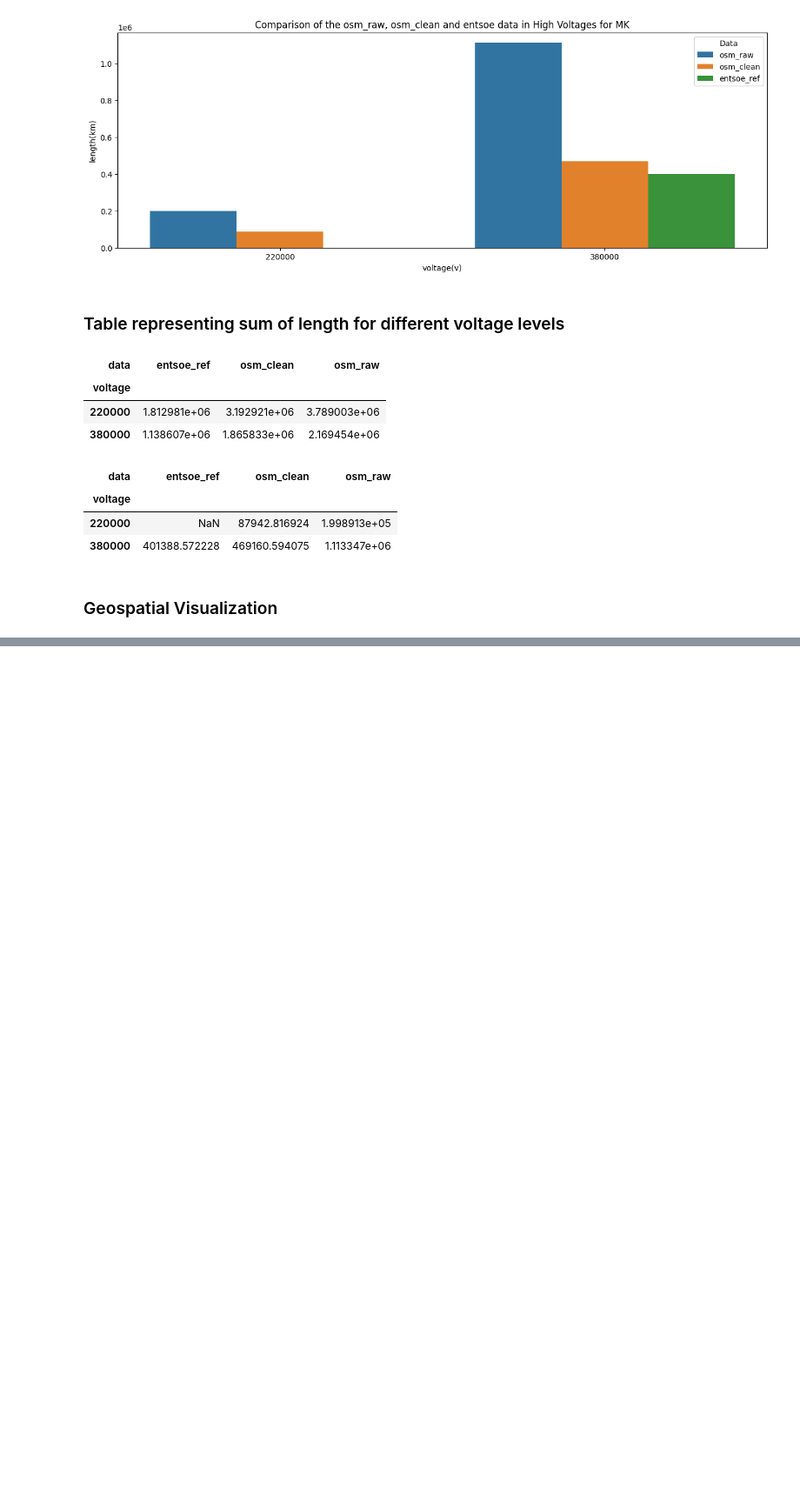
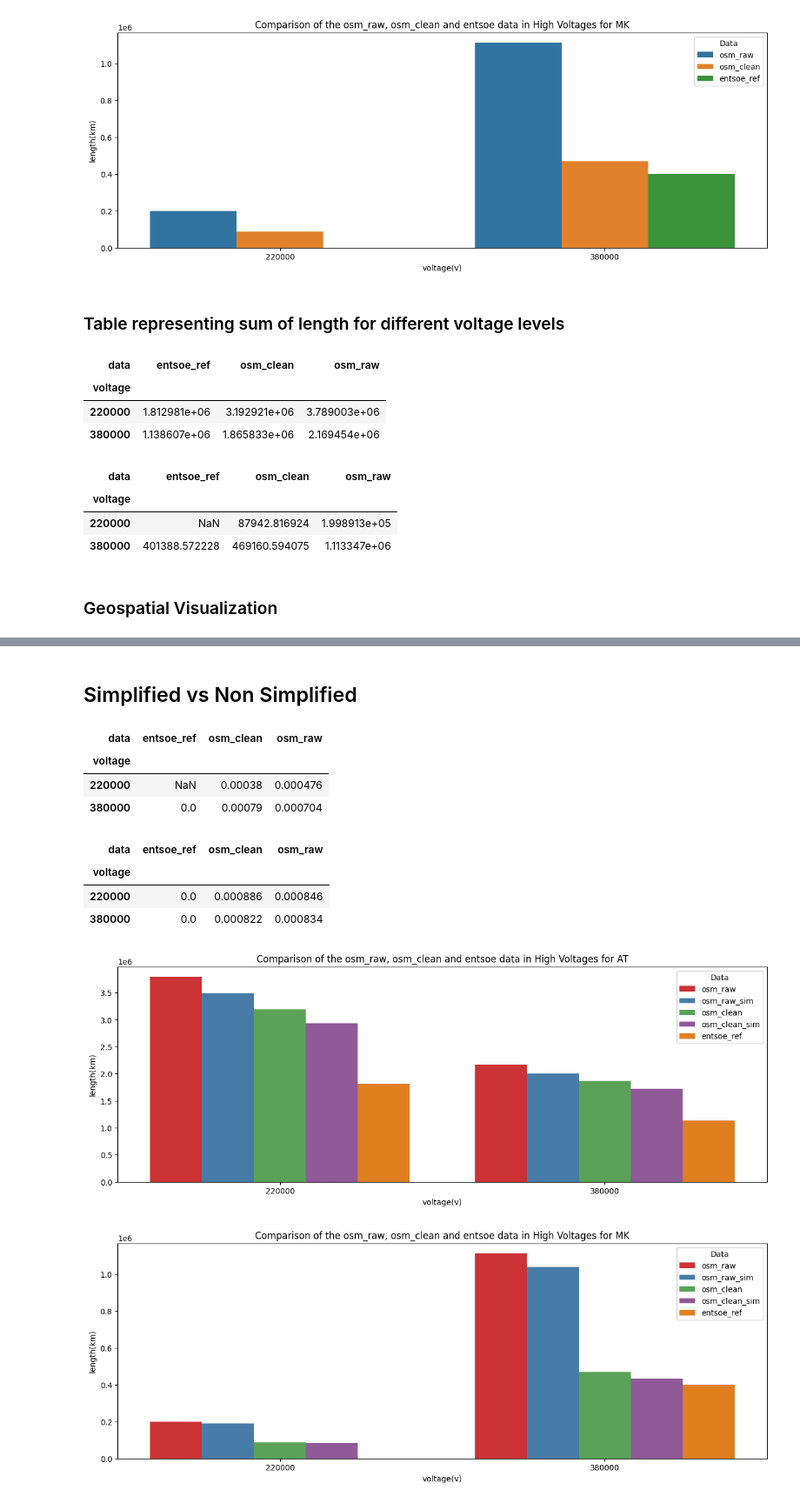
Before and after one commit to pypsa-meets-earth/documentation, a Jupyter notebook: notebooks/validation/lines_comparison_for_at_and_mk_against_entsoe.ipynb, the cells around one changed output, grey strips where cells are left out. Shown at 87% size. Drawn from its saved outputs; the diff is of its cells as text; code cells hidden in the pictures; blank space fills up the shorter version.

```diff
--- a/notebooks/validation/lines_comparison_for_at_and_mk_against_entsoe.ipynb
+++ b/notebooks/validation/lines_comparison_for_at_and_mk_against_entsoe.ipynb
@@ -260,0 +366,64 @@ no values for entsoe
+# %% [markdown]
+## Simplified vs Non Simplified
+# %%
+def percentage_difference(df: pd.DataFrame, df_copy: pd.DataFrame) -> pd.DataFrame:
+    """
+    Function takes two dataframe and return the percentage between the dataframes
+    """
+    numerator = (df.pivot(index='voltage', columns='data', values='length') - df_copy.pivot(index='voltage', columns='data', values='length'))
+    denominator = (df_copy.pivot(index='voltage', columns='data', values='length')) * 100
+    return numerator/denominator
+
+def simplified_plot(df: pd.DataFrame, country_code: str) -> None:
+    """
+    Functions plots a comparison plot between simplified data and non_simplified data for osm and entsoe
+    """
+    plt.figure(figsize=(15, 5))
+    sns.barplot(x="voltage", y="length", hue="data", data=df, palette='Set1', errorbar=None)
+
+    plt.xlabel("voltage(v)")
+    plt.ylabel("length(km)")
+    plt.title(
+        f"Comparison of the osm_raw, osm_clean and entsoe data in High Voltages for {country_code.upper()}"
+    )
+    plt.legend(title="Data", loc="upper right")
+    plt.show()
+
+    return None
+# %%
+# percentage difference for MK
+percentage_difference(mk_dataframe, mk_dataframe_copy)
+# %% [output]
+| data | entsoe_ref | osm_clean | osm_raw |
+| voltage |  |  |  |
+| 220000 | NaN | 0.00038 | 0.000476 |
+| 380000 | 0.0 | 0.00079 | 0.000704 |
+# %%
+# percentage difference for AT
+percentage_difference(at_dataframe, at_dataframe_copy)
+# %% [output]
+| data | entsoe_ref | osm_clean | osm_raw |
+| voltage |  |  |  |
+| 220000 | 0.0 | 0.000886 | 0.000846 |
+| 380000 | 0.0 | 0.000822 | 0.000834 |
+# %%
+# replacing the columns names before concatenating with the original dataframe
+
+at_dataframe_copy = at_dataframe_copy.replace(
+    {"osm_raw": "osm_raw_sim", "osm_clean": "osm_clean_sim"})
+mk_dataframe_copy = mk_dataframe_copy.replace(
+    {"osm_raw": "osm_raw_sim", "osm_clean": "osm_clean_sim"})
+# %%
+# concat the original dataframe with the simplified dataframe
+
+df_at = pd.concat([at_dataframe, at_dataframe_copy])
+df_at = df_at.sort_values(['length','data'], ascending=False)
+
+df_mk = pd.concat([mk_dataframe, mk_dataframe_copy])
+df_mk = df_mk.sort_values(['length','data'], ascending=False)
+# %%
+simplified_plot(df_at, 'at')
+simplified_plot(df_mk, 'mk')
+# %% [output]
+[figure, added]
+[figure, added]
```
Also changed, not shown: parts of 14 cells of this notebook.
